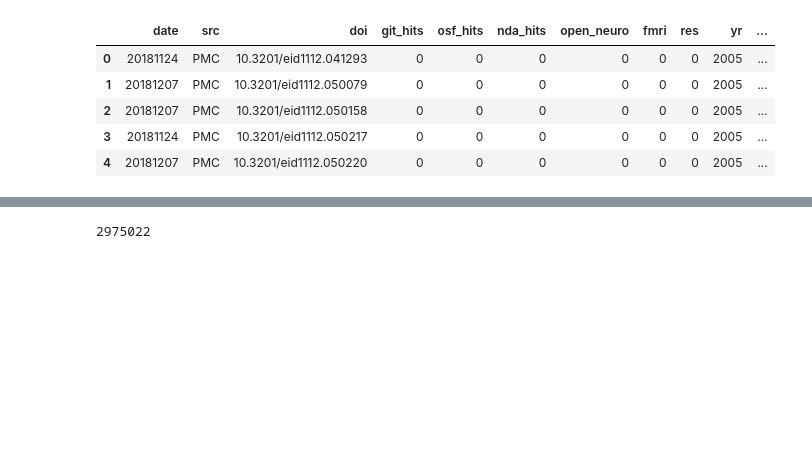
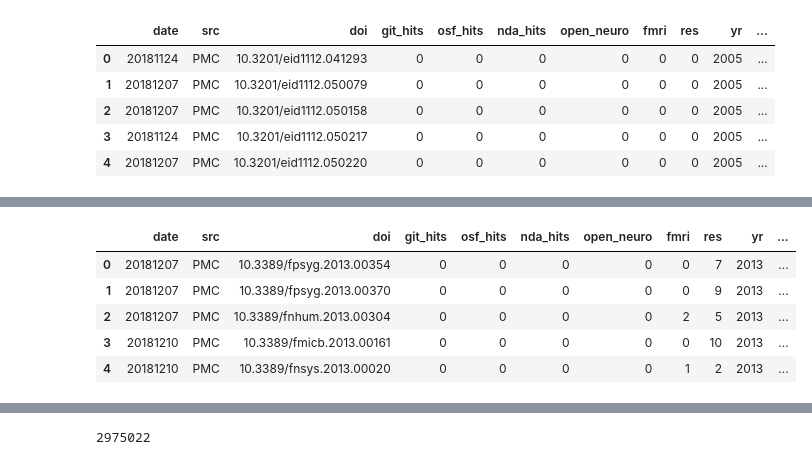
Before and after one commit to riddlet/ac_knowl, a Jupyter notebook: testing_sparql.ipynb, the cells around one changed output, grey strips where cells are left out. Drawn from its saved outputs; the diff is of its cells as text; code cells hidden in the pictures; blank space fills up the shorter version.

```diff
--- a/testing_sparql.ipynb
+++ b/testing_sparql.ipynb
@@ -864,0 +880,16 @@ for i, j in enumerate(unique_ids[625000:]):
+# %%
+git_links = []
+missed = []
+progress = [i for i in range(0, 20000, 2500)]
+
+for i, j in enumerate(unique_ids[640000:]):
+    if i in progress:
+        print(i)
+    pth = 'https://www.ncbi.nlm.nih.gov/research/bionlp/RESTful/pmcoa.cgi/BioC_json/' + j + '/unicode'
+    try:
+        r = requests.get(pth)
+        git_links.append(return_useful_data(r) + (j, i))
+    except:
+        missed.append([i,j])
+    if i==20000:
+        break
@@ -864,0 +905,13 @@ for i, j in enumerate(unique_ids[625000:]):
+# %%
+df = pd.DataFrame(git_links, columns=['date', 'src', 'doi', 'git_hits',
+                                      'osf_hits', 'nda_hits', 'open_neuro',
+                                      'fmri', 'res', 'yr', 'pmcid', 'idx'])
+df.to_csv('/home/riddleta/ac_knowl/output/bionlp_15.csv')
+df.head()
+# %% [output]
+|  | date | src | doi | git_hits | osf_hits | nda_hits | open_neuro | fmri | res | yr | ... |
+| 0 | 20181207 | PMC | 10.3389/fpsyg.2013.00354 | 0 | 0 | 0 | 0 | 0 | 7 | 2013 | ... |
+| 1 | 20181207 | PMC | 10.3389/fpsyg.2013.00370 | 0 | 0 | 0 | 0 | 0 | 9 | 2013 | ... |
+| 2 | 20181207 | PMC | 10.3389/fnhum.2013.00304 | 0 | 0 | 0 | 0 | 2 | 5 | 2013 | ... |
+| 3 | 20181210 | PMC | 10.3389/fmicb.2013.00161 | 0 | 0 | 0 | 0 | 0 | 10 | 2013 | ... |
+| 4 | 20181210 | PMC | 10.3389/fnsys.2013.00020 | 0 | 0 | 0 | 0 | 1 | 2 | 2013 | ... |
```
Also changed, not shown: parts of 26 cells of this notebook, 1 other file.
